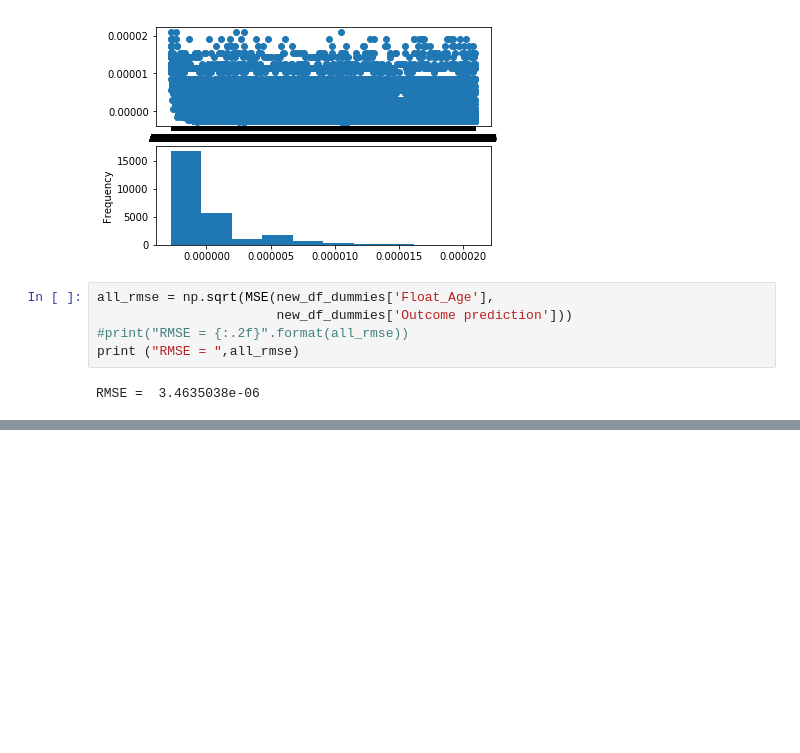
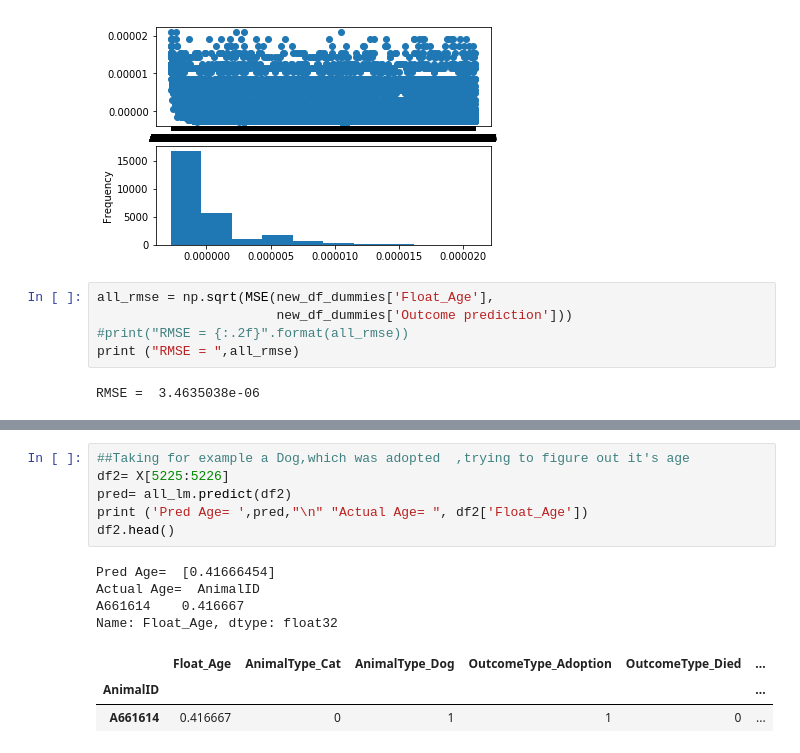
Before and after one commit to Jaket2030/Animals, a Jupyter notebook: shelter_animals_outcome .ipynb, the cells around one changed output, grey strips where cells are left out. Cells and saved outputs as stored; diff of their text form; blank space fills up the shorter version.

```diff
--- a/shelter_animals_outcome .ipynb
+++ b/shelter_animals_outcome .ipynb
@@ -568,0 +598,14 @@ RMSE =  3.4635038e-06
+# %%
+##Taking for example a Dog,which was adopted  ,trying to figure out it's age
+df2= X[5225:5226]
+pred= all_lm.predict(df2)
+print ('Pred Age= ',pred,"\n" "Actual Age= ", df2['Float_Age'])
+df2.head()
+# %% [output]
+Pred Age=  [0.41666454]
+Actual Age=  AnimalID
+A661614    0.416667
+Name: Float_Age, dtype: float32
+|  | Float_Age | AnimalType_Cat | AnimalType_Dog | OutcomeType_Adoption | OutcomeType_Died | ... |
+| AnimalID |  |  |  |  |  | ... |
+| A661614 | 0.416667 | 0 | 1 | 1 | 0 | ... |
```
Also changed, not shown: parts of 10 cells of this notebook.
